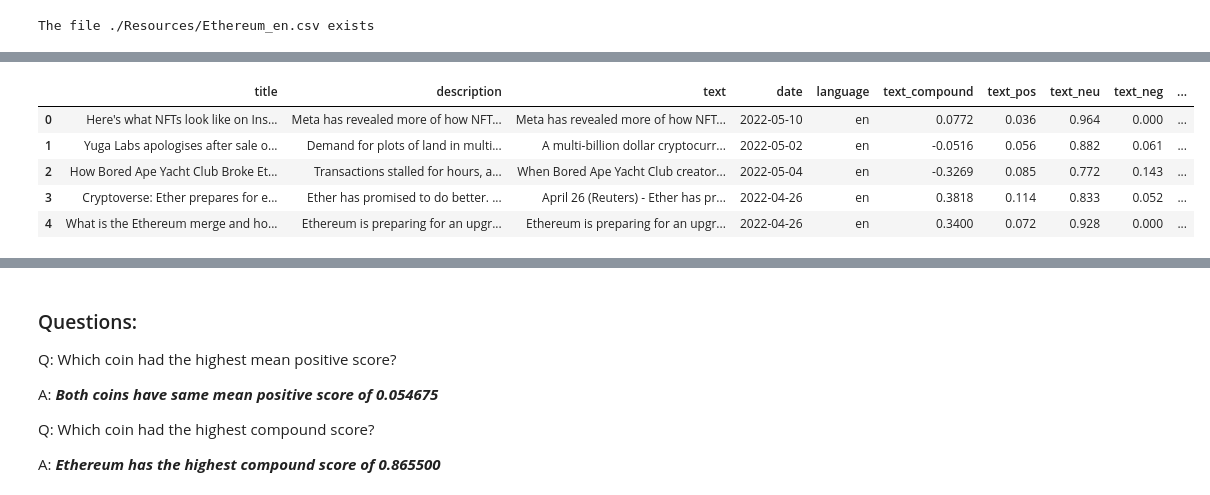
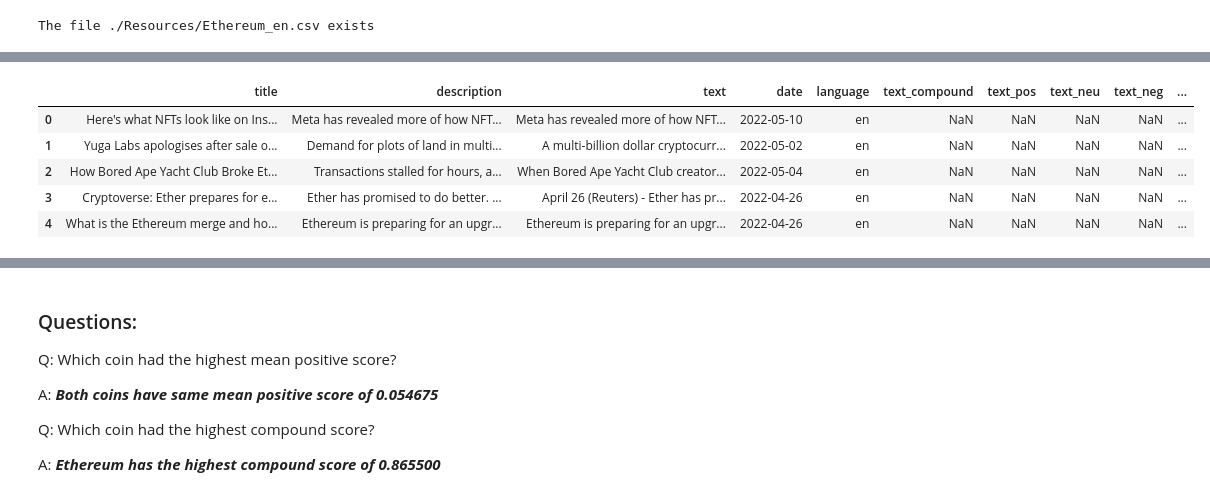
Before and after one commit to sameerlakhe/12_CryptoSentimentAnalysis, a Jupyter notebook: crypto_sentiment.ipynb, the cells around one changed output, grey strips where cells are left out. Saved outputs shown, nothing was run; the diff lists cells and outputs as text; code cells hidden in the pictures.

```diff
--- a/crypto_sentiment.ipynb
+++ b/crypto_sentiment.ipynb
@@ -139,7 +159,6 @@ def get_sentiment_score(news_df):
 
     return text_sent
 
-text_sent = get_sentiment_score(bitcoin_news_en_df)
 
 # Attaching sentiment columns to the News DataFrame
 bitcoin_text_sentiment_df = pd.DataFrame(text_sent)
@@ -155,18 +174,16 @@ bitcoin_news_en_df.head()
 # %%
-# Create the Ethereum sentiment scores DataFrame
-text_sent = get_sentiment_score(ethereum_news_en_df)
 
 # Attaching sentiment columns to the News DataFrame
 ethereum_text_sentiment_df = pd.DataFrame(text_sent)
 ethereum_news_en_df = ethereum_news_en_df.join(ethereum_text_sentiment_df)
 ethereum_news_en_df.head()
 # %% [output]
 |  | title | description | text | date | language | text_compound | text_pos | text_neu | text_neg | ... |
-| 0 | Here's what NFTs look like on Ins... | Meta has revealed more of how NFT... | Meta has revealed more of how NFT... | 2022-05-10 | en | 0.0772 | 0.036 | 0.964 | 0.000 | ... |
-| 1 | Yuga Labs apologises after sale o... | Demand for plots of land in multi... | A multi-billion dollar cryptocurr... | 2022-05-02 | en | -0.0516 | 0.056 | 0.882 | 0.061 | ... |
-| 2 | How Bored Ape Yacht Club Broke Et... | Transactions stalled for hours, a... | When Bored Ape Yacht Club creator... | 2022-05-04 | en | -0.3269 | 0.085 | 0.772 | 0.143 | ... |
-| 3 | Cryptoverse: Ether prepares for e... | Ether has promised to do better. ... | April 26 (Reuters) - Ether has pr... | 2022-04-26 | en | 0.3818 | 0.114 | 0.833 | 0.052 | ... |
-| 4 | What is the Ethereum merge and ho... | Ethereum is preparing for an upgr... | Ethereum is preparing for an upgr... | 2022-04-26 | en | 0.3400 | 0.072 | 0.928 | 0.000 | ... |
+| 0 | Here's what NFTs look like on Ins... | Meta has revealed more of how NFT... | Meta has revealed more of how NFT... | 2022-05-10 | en | NaN | NaN | NaN | NaN | ... |
+| 1 | Yuga Labs apologises after sale o... | Demand for plots of land in multi... | A multi-billion dollar cryptocurr... | 2022-05-02 | en | NaN | NaN | NaN | NaN | ... |
+| 2 | How Bored Ape Yacht Club Broke Et... | Transactions stalled for hours, a... | When Bored Ape Yacht Club creator... | 2022-05-04 | en | NaN | NaN | NaN | NaN | ... |
+| 3 | Cryptoverse: Ether prepares for e... | Ether has promised to do better. ... | April 26 (Reuters) - Ether has pr... | 2022-04-26 | en | NaN | NaN | NaN | NaN | ... |
+| 4 | What is the Ethereum merge and ho... | Ethereum is preparing for an upgr... | Ethereum is preparing for an upgr... | 2022-04-26 | en | NaN | NaN | NaN | NaN | ... |
 # %%
 bitcoin_text_sentiment_df.describe()
 # %% [output]
```
Also changed, not shown: parts of 29 cells of this notebook.
